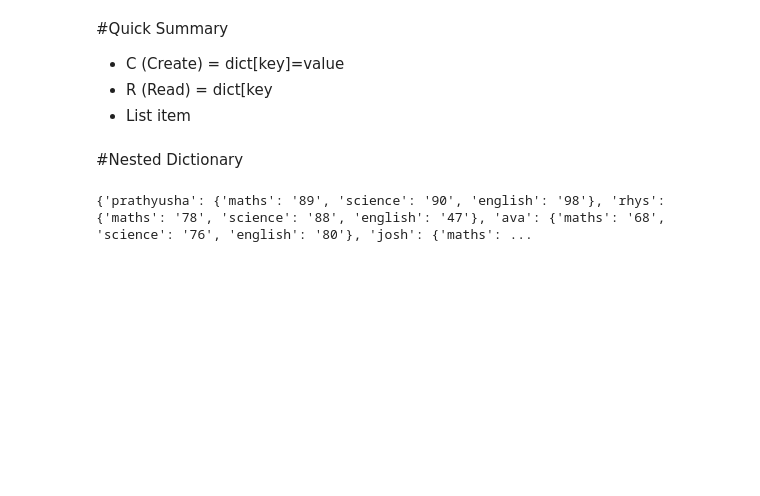
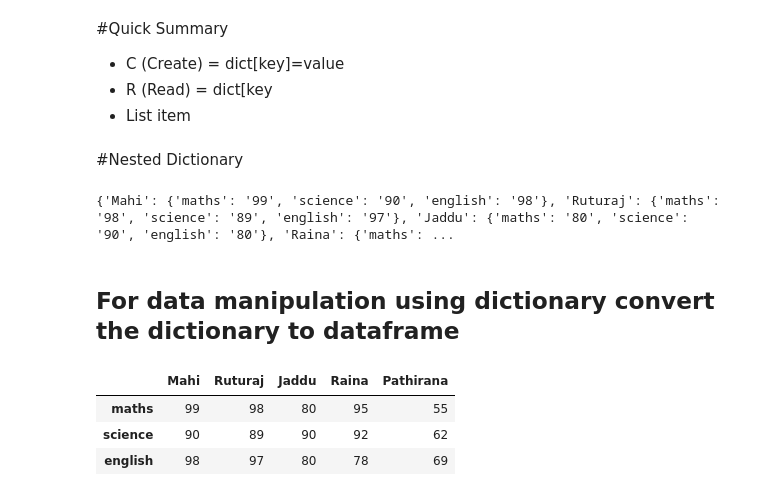
Before and after one commit to Lakshana1786/MED23CL202, a Jupyter notebook: CRUD_using_Dictionary_.ipynb, the cells around one changed output. Cells and saved outputs as stored; diff of their text form; code cells hidden in the pictures; blank space fills up the shorter version.

```diff
--- a/CRUD_using_Dictionary_.ipynb
+++ b/CRUD_using_Dictionary_.ipynb
@@ -61,14 +61,25 @@ print(removed)
 *   List item
 # %% [markdown]
 #Nested Dictionary
-# %%
-student = {
-    "prathyusha":{"maths":"89","science":"90","english":"98"},
-    "rhys":{"maths":"78","science":"88","english":"47"},
-    "ava":{"maths":"68","science":"76","english":"80"},
-    "josh":{"maths":"99","science":"90","english":"78"},
-    "alex":{"maths":"89","science":"90","english":"98"}
-}
-print(student)
-# %% [output]
-{'prathyusha': {'maths': '89', 'science': '90', 'english': '98'}, 'rhys': {'maths': '78', 'science': '88', 'english': '47'}, 'ava': {'maths': '68', 'science': '76', 'english': '80'}, 'josh': {'maths': ...
+# %%
+student = {
+    "Mahi":{"maths":"99","science":"90","english":"98"},
+    "Ruturaj":{"maths":"98","science":"89","english":"97"},
+    "Jaddu":{"maths":"80","science":"90","english":"80"},
+    "Raina":{"maths":"95","science":"92","english":"78"},
+    "Pathirana":{"maths":"55","science":"62","english":"69"}
+}
+print(student)
+# %% [output]
+{'Mahi': {'maths': '99', 'science': '90', 'english': '98'}, 'Ruturaj': {'maths': '98', 'science': '89', 'english': '97'}, 'Jaddu': {'maths': '80', 'science': '90', 'english': '80'}, 'Raina': {'maths': ...
+# %% [markdown]
+## For data manipulation using dictionary convert the dictionary to dataframe
+# %%
+import pandas as pd # Pandas are library for data manipulation
+data = pd.DataFrame(student) # pass the dictionary to DataFrame
+data
+# %% [output]
+|  | Mahi | Ruturaj | Jaddu | Raina | Pathirana |
+| maths | 99 | 98 | 80 | 95 | 55 |
+| science | 90 | 89 | 90 | 92 | 62 |
+| english | 98 | 97 | 80 | 78 | 69 |
```
Also changed, not shown: parts of 10 cells of this notebook.
